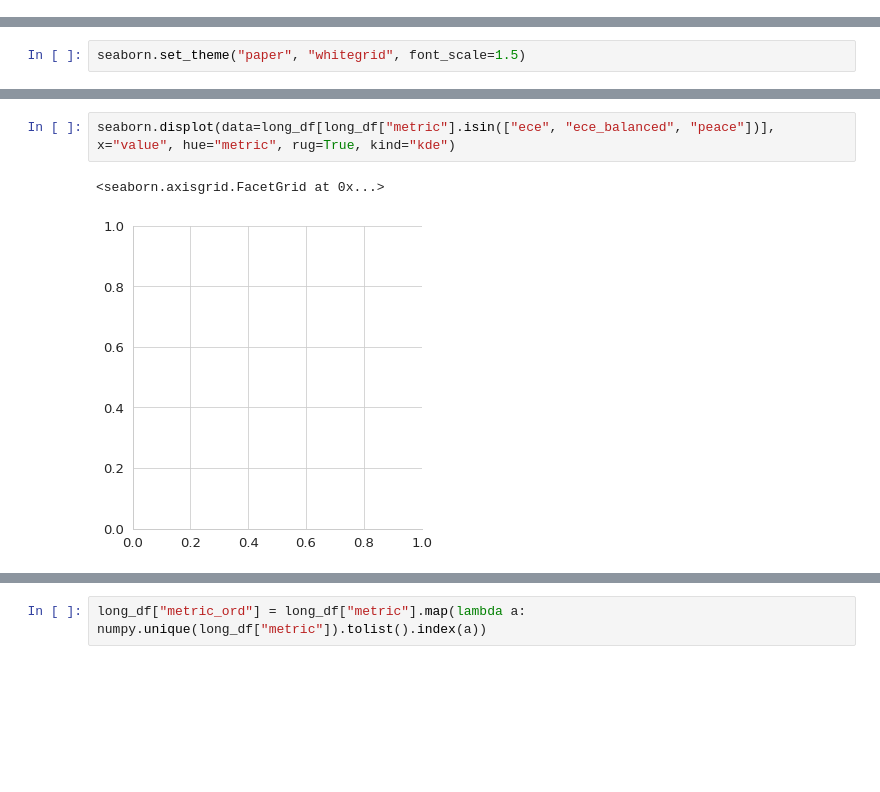
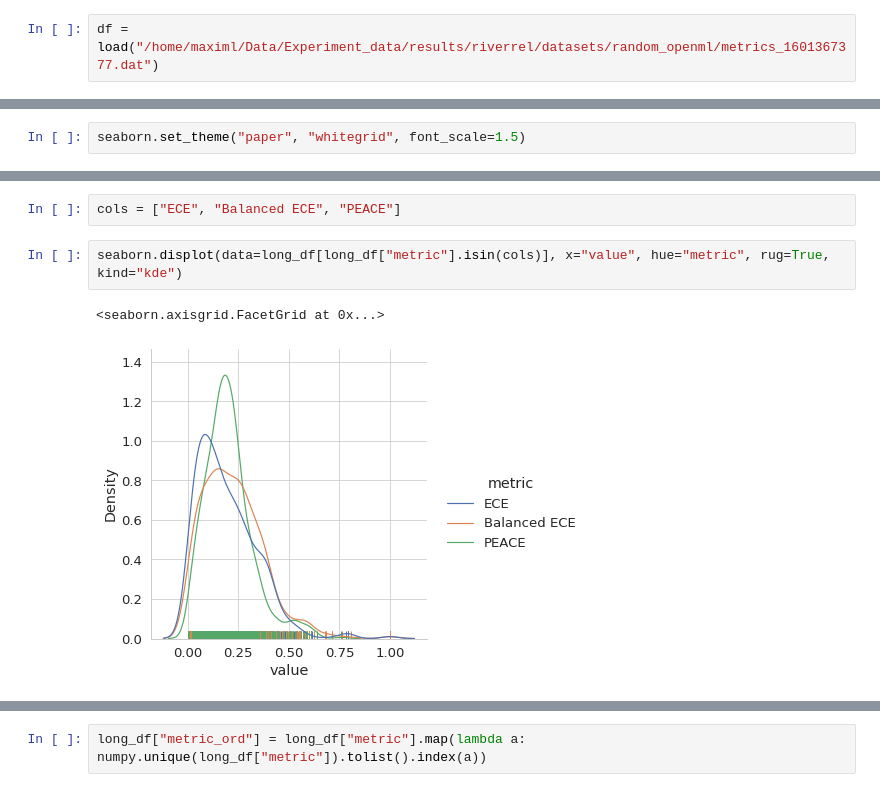
Before and after one commit to MaximLippeveld/riverreliability, a Jupyter notebook: experiments/compare_metrics_over_datasets.ipynb, the cells around one changed output, grey strips where cells are left out. Cells and saved outputs as stored; diff of their text form; blank space fills up the shorter version.

```diff
--- a/experiments/compare_metrics_over_datasets.ipynb
+++ b/experiments/compare_metrics_over_datasets.ipynb
@@ -310,6 +288,8 @@ df = pandas.concat([
     load("/home/maximl/Data/Experiment_data/results/riverrel/datasets/random_openml/metrics_1601279176.dat"),
     load("/home/maximl/Data/Experiment_data/results/riverrel/datasets/random_openml/metrics_1601279139.dat")
 ])
+# %%
+df = load("/home/maximl/Data/Experiment_data/results/riverrel/datasets/random_openml/metrics_1601367377.dat")
 # %%
 df.head()
 # %% [output]
@@ -403,5 +383,7 @@ plt.savefig("performance.pdf", bbox_inches="tight")
+# %%
+cols = ["ECE", "Balanced ECE", "PEACE"]
 # %%
-seaborn.displot(data=long_df[long_df["metric"].isin(["ece", "ece_balanced", "peace"])], x="value", hue="metric", rug=True, kind="kde")
+seaborn.displot(data=long_df[long_df["metric"].isin(cols)], x="value", hue="metric", rug=True, kind="kde")
 # %% [output]
 <seaborn.axisgrid.FacetGrid at 0x...>
-[figure, old version]
+[figure, new version]
```
Also changed, not shown: parts of 36 cells of this notebook, 1 other file.
